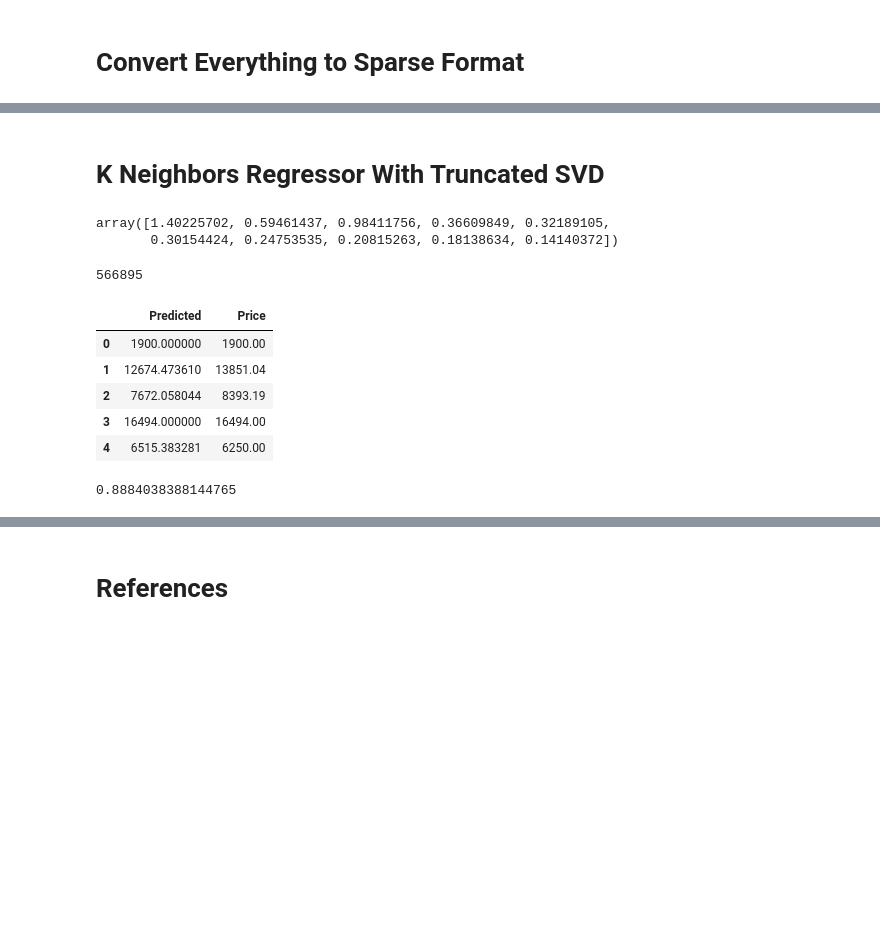
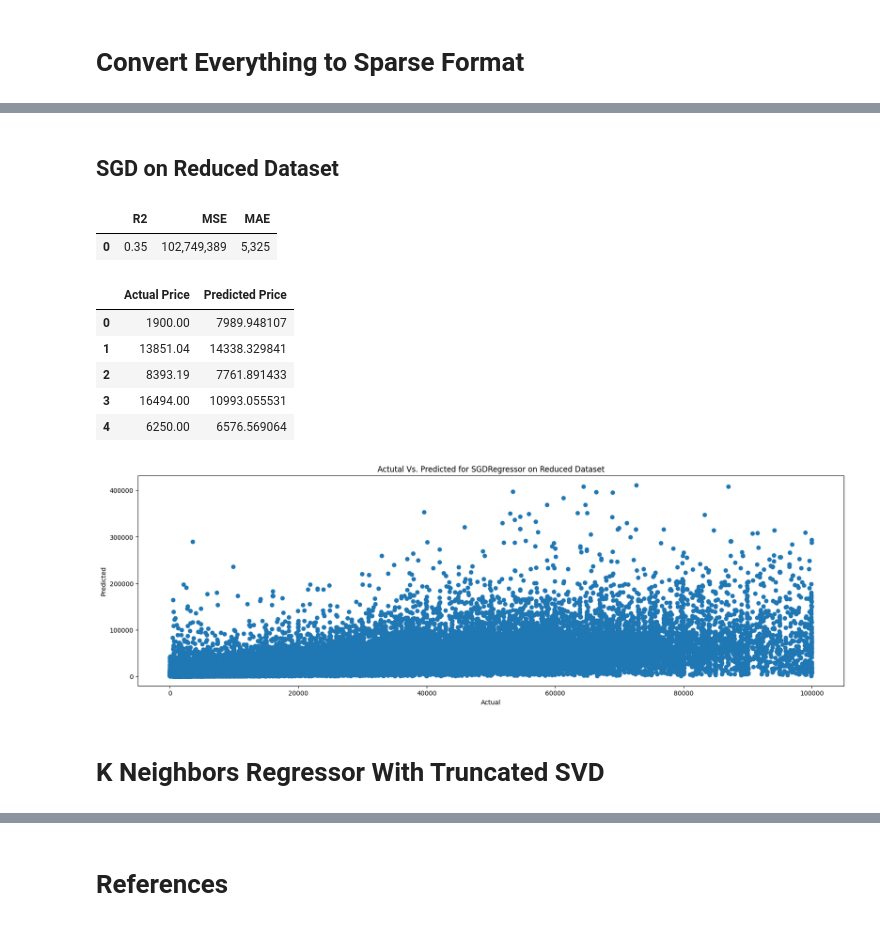
Before and after one commit to nhDuc1993/GMT6740, a Jupyter notebook: Hassan/Hassan Modeling.ipynb, the cells around one changed output, grey strips where cells are left out. Cells and saved outputs as stored; diff of their text form; code cells hidden in the pictures; blank space fills up the shorter version.

```diff
--- a/Hassan/Hassan Modeling.ipynb
+++ b/Hassan/Hassan Modeling.ipynb
@@ -142 +183,5 @@ gc.collect()
+# %%
+TSVD = TruncatedSVD(n_components=6, random_state=1991).fit(Sparse_X_train)
+Six_D_Train = TSVD.transform(Sparse_X_train)
+Six_D_Test = TSVD.transform(Sparse_X_test)
 # %% [markdown]
@@ -192,42 +266,22 @@ array([1.40080402, 0.5965793 , 0.98412273, 0.36599672, 0.32208589,
+# %% [markdown]
+## SGD on Reduced Dataset
+# %%
+sgd_Reduced_Data = SGDRegressor(penalty=None, random_state=1991).fit(
+    Six_D_Train, y_train
+)
+
+sgd_Reduced_Data_y = sgd_Reduced_Data.predict(Six_D_Test)
+
+Score_Method(y_test, sgd_Reduced_Data_y, "SGDRegressor on Reduced Dataset")
+# %% [output]
+|  | R2 | MSE | MAE |
+| 0 | 0.35 | 102,749,389 | 5,325 |
+|  | Actual Price | Predicted Price |
+| 0 | 1900.00 | 7989.948107 |
+| 1 | 13851.04 | 14338.329841 |
+| 2 | 8393.19 | 7761.891433 |
+| 3 | 16494.00 | 10993.055531 |
+| 4 | 6250.00 | 6576.569064 |
+[figure, added]
 # %% [markdown]
 # K Neighbors Regressor With Truncated SVD
-# %%
-gc.collect()
-
-tsvd = TruncatedSVD(n_components=6,random_state=1991).fit(Coded_X_train)
-display(tsvd.explained_variance_)
-
-ReducedTrain = tsvd.transform(Coded_X_train)
-ReducedTest = tsvd.transform(Coded_X_test)
-
-kn = KNeighborsRegressor(25, weights="distance")
-kn.fit(ReducedTrain, y_train)
-y_pred = kn.predict(ReducedTest)
-
-
-Comparison = pd.concat(
-    [pd.DataFrame(y_pred), pd.DataFrame(y_test)],
-    axis=1,
-)
-
-Comparison = pd.concat(
-    [pd.DataFrame(y_pred), pd.DataFrame(y_test)],
-    axis=1,
-)
-Comparison = pd.DataFrame(
-    PriceScaler.inverse_transform(Comparison), columns=["Predicted", "Price"]
-)
-print(len(Comparison))
-display(Comparison.head())
-r2_score(Comparison["Price"], Comparison["Predicted"])
-# %% [output]
-array([1.40225702, 0.59461437, 0.98411756, 0.36609849, 0.32189105,
-       0.30154424, 0.24753535, 0.20815263, 0.18138634, 0.14140372])
-566895
-|  | Predicted | Price |
-| 0 | 1900.000000 | 1900.00 |
-| 1 | 12674.473610 | 13851.04 |
-| 2 | 7672.058044 | 8393.19 |
-| 3 | 16494.000000 | 16494.00 |
-| 4 | 6515.383281 | 6250.00 |
-0.8884038388144765
```
Also changed, not shown: parts of 33 cells of this notebook.
